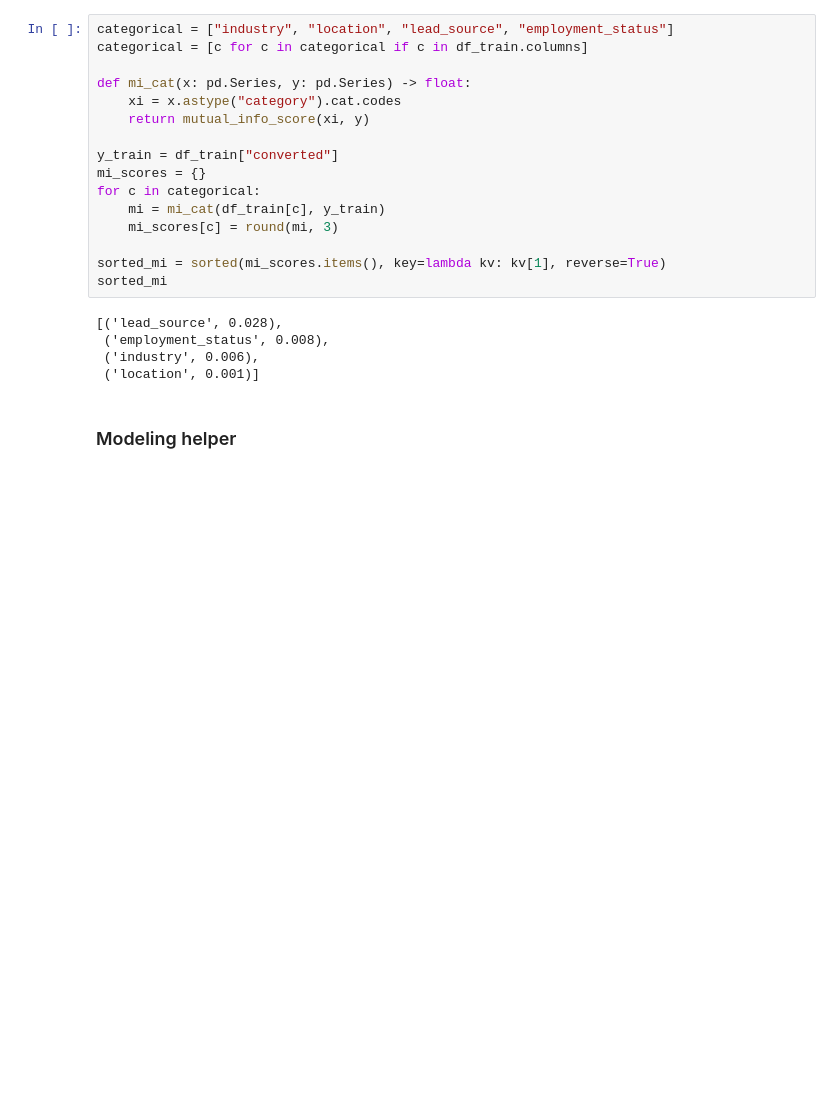
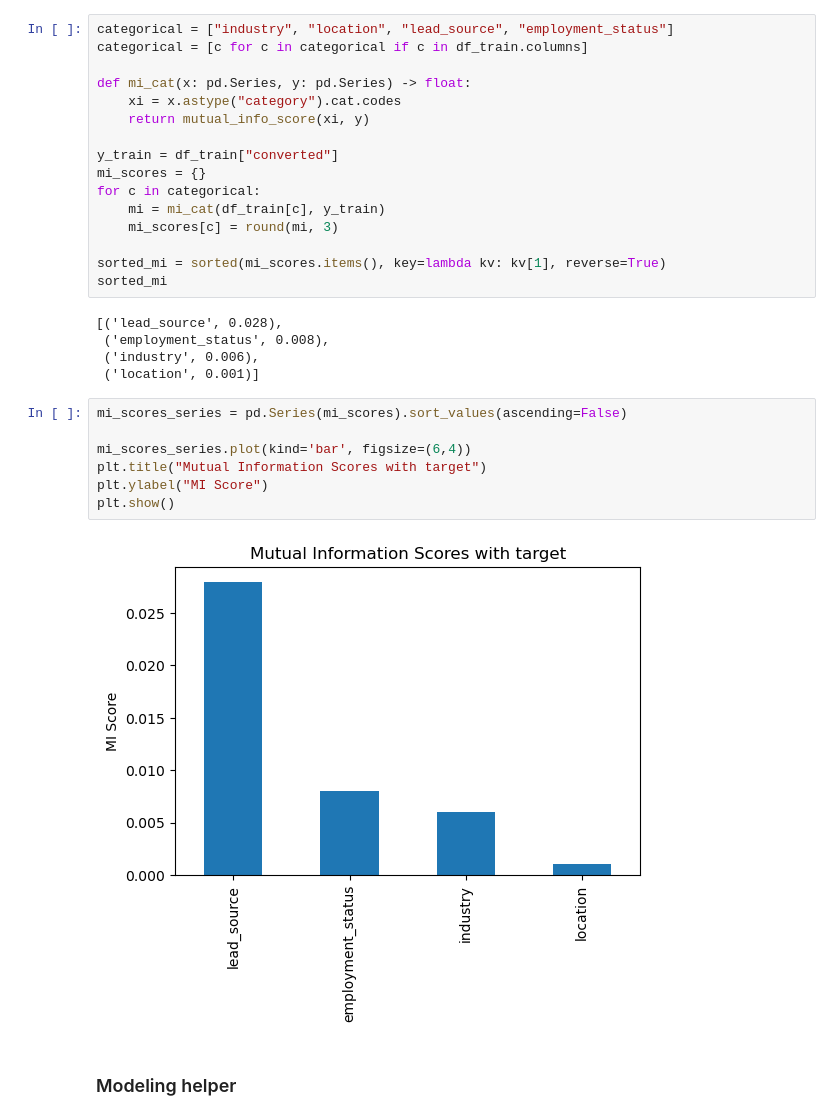
Before and after one commit to CGDDAI/machine-learning-zoomcamp-homework, a Jupyter notebook: hw03-classification-lead-scoring.ipynb, the cells around one changed output. Cells and saved outputs as stored; diff of their text form; blank space fills up the shorter version.

```diff
--- a/hw03-classification-lead-scoring.ipynb
+++ b/hw03-classification-lead-scoring.ipynb
@@ -217,6 +239,15 @@ sorted_mi
  ('employment_status', 0.008),
  ('industry', 0.006),
  ('location', 0.001)]
+# %%
+mi_scores_series = pd.Series(mi_scores).sort_values(ascending=False)
+
+mi_scores_series.plot(kind='bar', figsize=(6,4))
+plt.title("Mutual Information Scores with target")
+plt.ylabel("MI Score")
+plt.show()
+# %% [output]
+[figure, added]
 # %% [markdown]
 ### Modeling helper
 # %%
```
Also changed, not shown: parts of 4 cells of this notebook.
